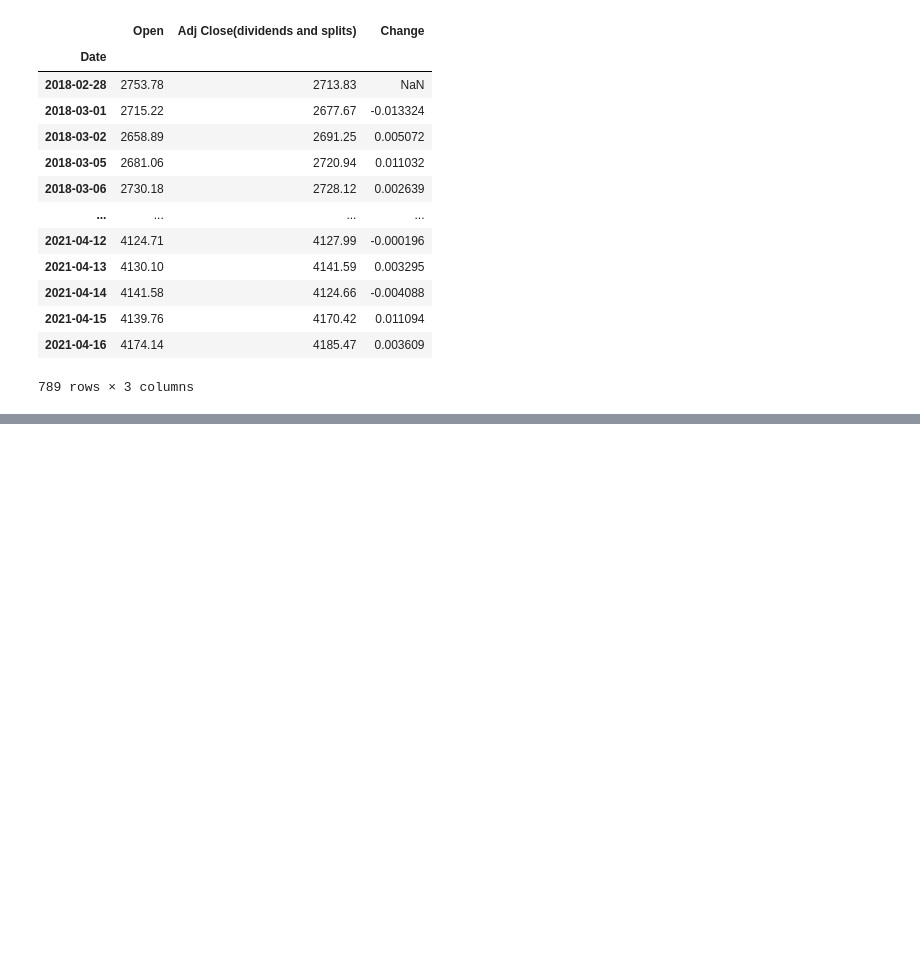
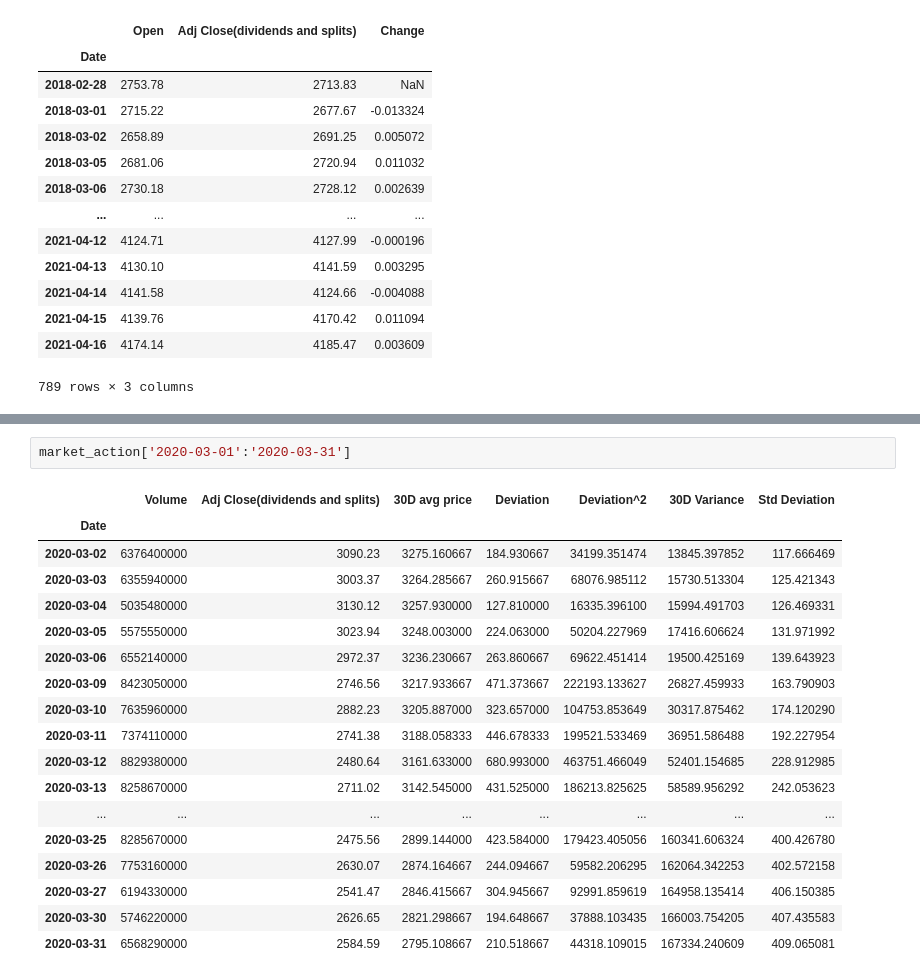
Before and after one commit to hoestlund/thesis, a Jupyter notebook: data_wrangling/sp500.ipynb, the cells around one changed output, grey strips where cells are left out. Cells and saved outputs as stored; diff of their text form; blank space fills up the shorter version.

```diff
--- a/data_wrangling/sp500.ipynb
+++ b/data_wrangling/sp500.ipynb
@@ -70,0 +209,21 @@ See the caveats in the documentation: https://pandas.pydata.org/pandas-docs/stab
+# %%
+market_action['2020-03-01':'2020-03-31']
+# %% [output]
+|  | Volume | Adj Close(dividends and splits) | 30D avg price | Deviation | Deviation^2 | 30D Variance | Std Deviation |
+| Date |  |  |  |  |  |  |  |
+| 2020-03-02 | 6376400000 | 3090.23 | 3275.160667 | 184.930667 | 34199.351474 | 13845.397852 | 117.666469 |
+| 2020-03-03 | 6355940000 | 3003.37 | 3264.285667 | 260.915667 | 68076.985112 | 15730.513304 | 125.421343 |
+| 2020-03-04 | 5035480000 | 3130.12 | 3257.930000 | 127.810000 | 16335.396100 | 15994.491703 | 126.469331 |
+| 2020-03-05 | 5575550000 | 3023.94 | 3248.003000 | 224.063000 | 50204.227969 | 17416.606624 | 131.971992 |
+| 2020-03-06 | 6552140000 | 2972.37 | 3236.230667 | 263.860667 | 69622.451414 | 19500.425169 | 139.643923 |
+| 2020-03-09 | 8423050000 | 2746.56 | 3217.933667 | 471.373667 | 222193.133627 | 26827.459933 | 163.790903 |
+| 2020-03-10 | 7635960000 | 2882.23 | 3205.887000 | 323.657000 | 104753.853649 | 30317.875462 | 174.120290 |
+| 2020-03-11 | 7374110000 | 2741.38 | 3188.058333 | 446.678333 | 199521.533469 | 36951.586488 | 192.227954 |
+| 2020-03-12 | 8829380000 | 2480.64 | 3161.633000 | 680.993000 | 463751.466049 | 52401.154685 | 228.912985 |
+| 2020-03-13 | 8258670000 | 2711.02 | 3142.545000 | 431.525000 | 186213.825625 | 58589.956292 | 242.053623 |
+| ... | ... | ... | ... | ... | ... | ... | ... |
+| 2020-03-25 | 8285670000 | 2475.56 | 2899.144000 | 423.584000 | 179423.405056 | 160341.606324 | 400.426780 |
+| 2020-03-26 | 7753160000 | 2630.07 | 2874.164667 | 244.094667 | 59582.206295 | 162064.342253 | 402.572158 |
+| 2020-03-27 | 6194330000 | 2541.47 | 2846.415667 | 304.945667 | 92991.859619 | 164958.135414 | 406.150385 |
+| 2020-03-30 | 5746220000 | 2626.65 | 2821.298667 | 194.648667 | 37888.103435 | 166003.754205 | 407.435583 |
+| 2020-03-31 | 6568290000 | 2584.59 | 2795.108667 | 210.518667 | 44318.109015 | 167334.240609 | 409.065081 |
```
Also changed, not shown: parts of 15 cells of this notebook.
